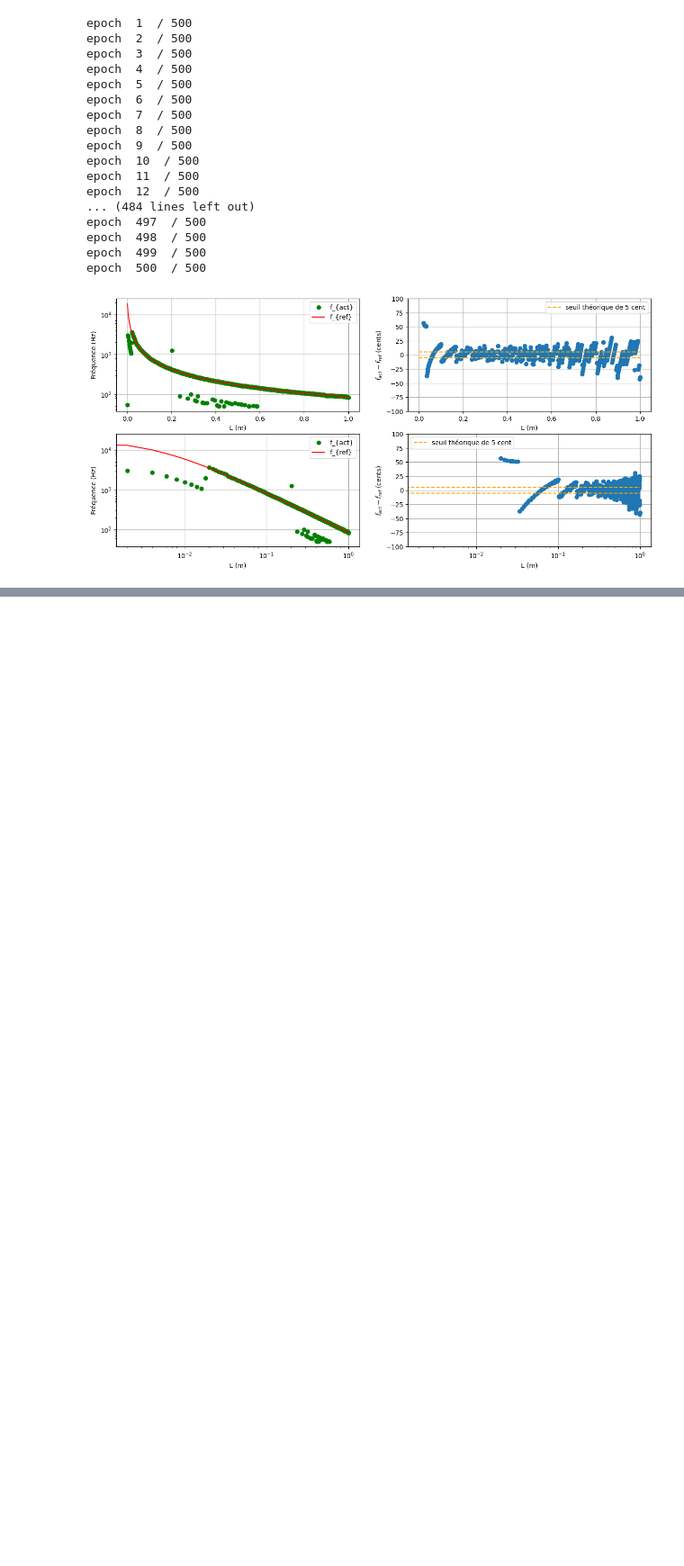
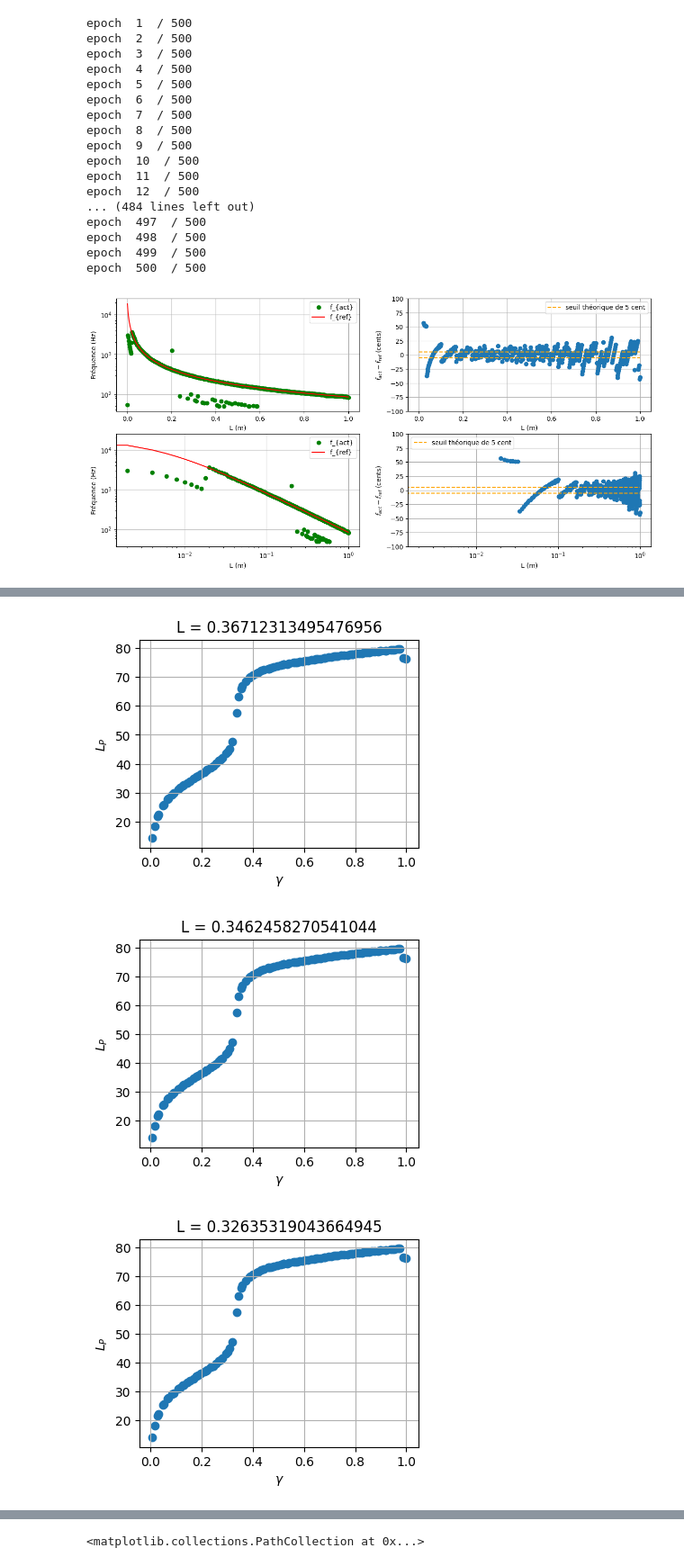
Before and after one commit to BaptisteHi/PAM-Virtual-Instrument, a Jupyter notebook: descripteur_clarinette.ipynb, the cells around one changed output, grey strips where cells are left out. Shown at 90% size. Saved outputs shown, nothing was run; the diff lists cells and outputs as text; code cells hidden in the pictures; blank space fills up the shorter version.

```diff
--- a/descripteur_clarinette.ipynb
+++ b/descripteur_clarinette.ipynb
@@ -1592,0 +1659,12 @@ display(Audio(P, rate = fs))
+# %%
+zeta_niveau = 0.44
+D_niveau = np.zeros((len(L_liste), len(indexes)))
+C_justesse = np.zeros((len(L_liste), len(indexes)))
+
+for i in range(len(L_liste)) :
+    print("epoch :", i + 1, "/", len(L_liste))
+    for j, index in enumerate(indexes) :
+        print("gamma :", j + 1, "/", len(indexes))
+        P = simulation(T_sec, delta_t, gamma[index[0]], zeta_niveau, L_liste[i], P_M, Zc)
+        D_niveau[i, j] = niveau(P)
+        C_justesse[i, j] = class_justesse.classifieur_justesse(P)
@@ -1592,0 +1689,15 @@ display(Audio(P, rate = fs))
+# %%
+for n in range(len(L_liste)):
+    plt.figure(figsize = (4, 3))
+    plt.scatter(gamma[indexes[:,0]], D_niveau[n, :])
+    plt.xlabel(r"$\gamma$")
+    plt.ylabel(r"$L_P$")
+    plt.title("L = " + str(L_liste[n]))
+    plt.grid()
+    plt.show()
+
+plt.scatter(gamma[indexes[:,0]], D_niveau[2, :]-D_niveau[3, :])
+# %% [output]
+[figure, added]
+[figure, added]
+[figure, added]
@@ -1592,0 +1713 @@ display(Audio(P, rate = fs))
+<matplotlib.collections.PathCollection at 0x...>
```
Also changed, not shown: parts of 12 cells of this notebook.
